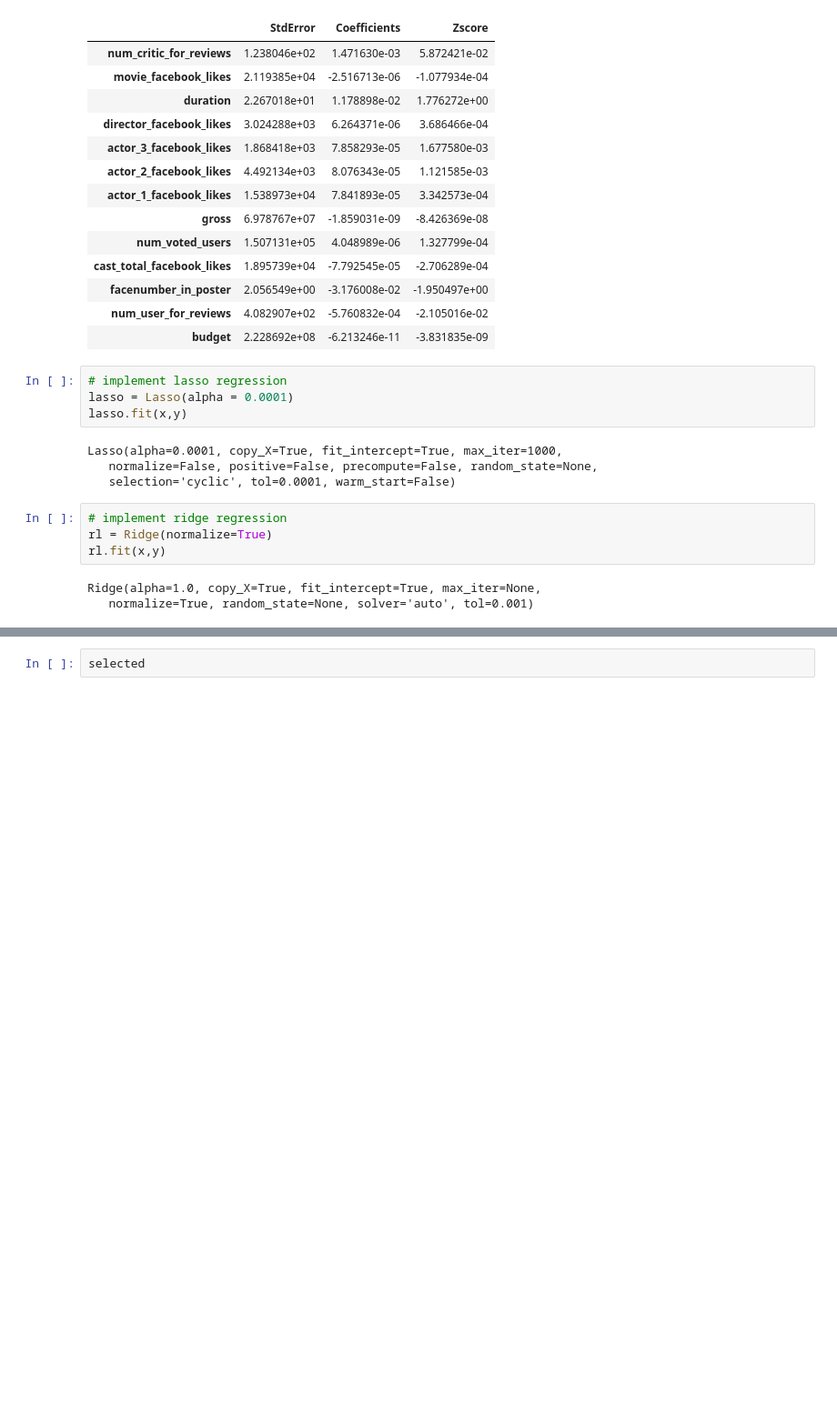
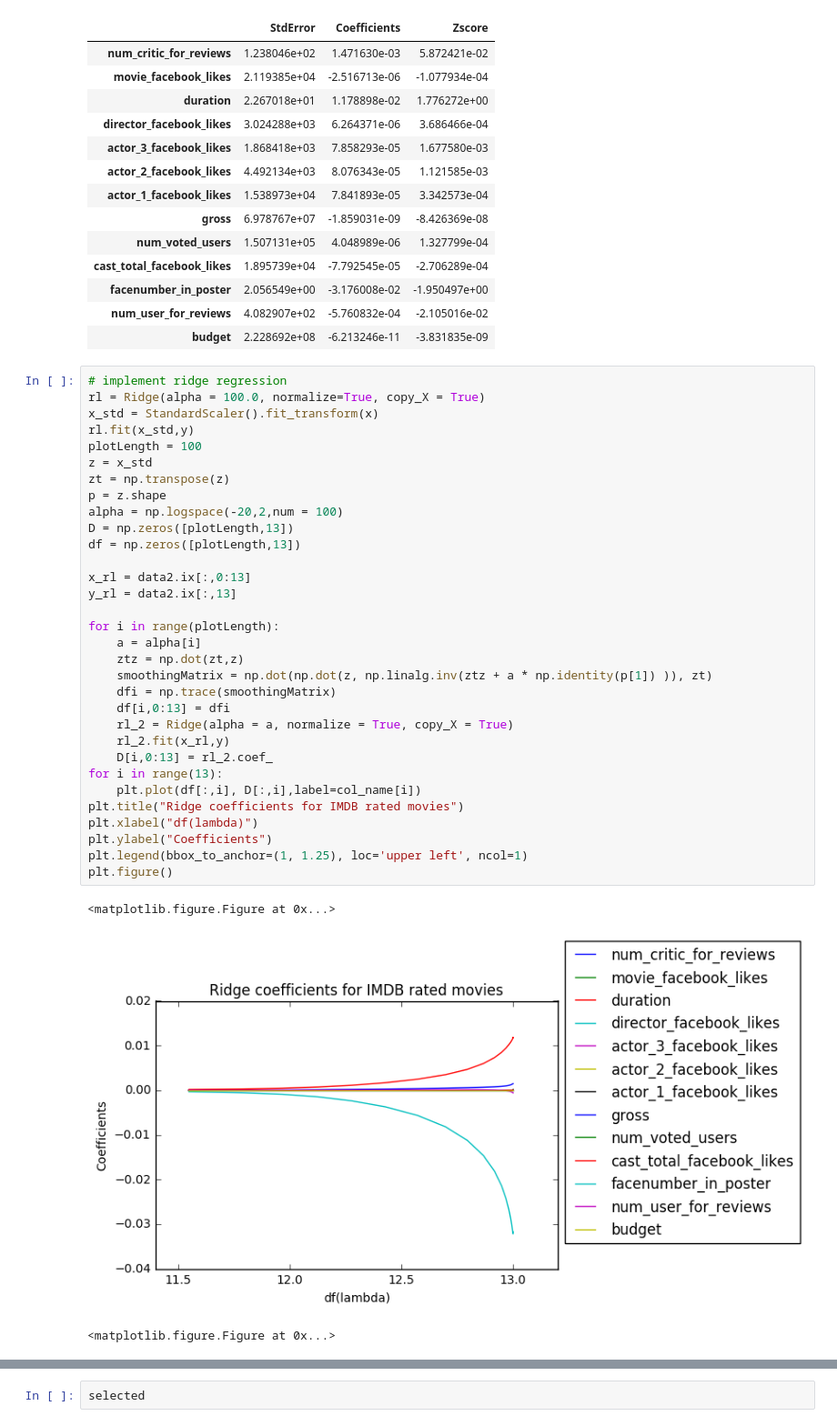
Before and after one commit to brendabrandy/StatLearning, a Jupyter notebook: IMDB 5000.ipynb, the cells around one changed output, grey strips where cells are left out. Shown at 91% size. Cells and saved outputs as stored; diff of their text form; blank space fills up the shorter version.

Commit message:
Finished Lasso and Ridge Graph

```diff
--- a/IMDB 5000.ipynb
+++ b/IMDB 5000.ipynb
@@ -99,18 +95,39 @@ stat_summary
 | facenumber_in_poster | 2.056549e+00 | -3.176008e-02 | -1.950497e+00 |
 | num_user_for_reviews | 4.082907e+02 | -5.760832e-04 | -2.105016e-02 |
 | budget | 2.228692e+08 | -6.213246e-11 | -3.831835e-09 |
-# %%
-# implement lasso regression
-lasso = Lasso(alpha = 0.0001)
-lasso.fit(x,y)
-# %% [output]
-Lasso(alpha=0.0001, copy_X=True, fit_intercept=True, max_iter=1000,
-   normalize=False, positive=False, precompute=False, random_state=None,
-   selection='cyclic', tol=0.0001, warm_start=False)
-# %%
-# implement ridge regression
-rl = Ridge(normalize=True)
-rl.fit(x,y)
-# %% [output]
-Ridge(alpha=1.0, copy_X=True, fit_intercept=True, max_iter=None,
-   normalize=True, random_state=None, solver='auto', tol=0.001)
+# %%
+# implement ridge regression
+rl = Ridge(alpha = 100.0, normalize=True, copy_X = True)
+x_std = StandardScaler().fit_transform(x)
+rl.fit(x_std,y)
+plotLength = 100
+z = x_std
+zt = np.transpose(z)
+p = z.shape
+alpha = np.logspace(-20,2,num = 100)
+D = np.zeros([plotLength,13])
+df = np.zeros([plotLength,13])
+
+x_rl = data2.ix[:,0:13]
+y_rl = data2.ix[:,13]
+
+for i in range(plotLength):
+    a = alpha[i]
+    ztz = np.dot(zt,z)
+    smoothingMatrix = np.dot(np.dot(z, np.linalg.inv(ztz + a * np.identity(p[1]) )), zt)
+    dfi = np.trace(smoothingMatrix)
+    df[i,0:13] = dfi
+    rl_2 = Ridge(alpha = a, normalize = True, copy_X = True)
+    rl_2.fit(x_rl,y)
+    D[i,0:13] = rl_2.coef_
+for i in range(13):
+    plt.plot(df[:,i], D[:,i],label=col_name[i])
+plt.title("Ridge coefficients for IMDB rated movies")
+plt.xlabel("df(lambda)")
+plt.ylabel("Coefficients")
+plt.legend(bbox_to_anchor=(1, 1.25), loc='upper left', ncol=1)
+plt.figure()
+# %% [output]
+<matplotlib.figure.Figure at 0x...>
+[figure, added]
+<matplotlib.figure.Figure at 0x...>
```
Also changed, not shown: parts of 6 cells of this notebook, 1 other file.
